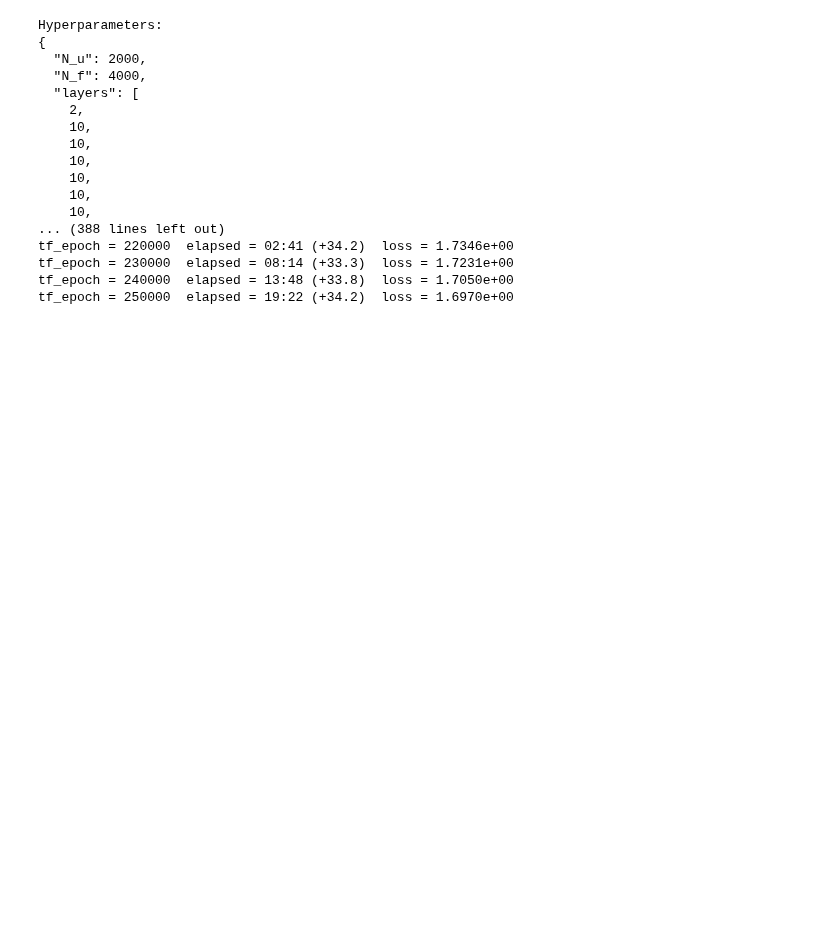
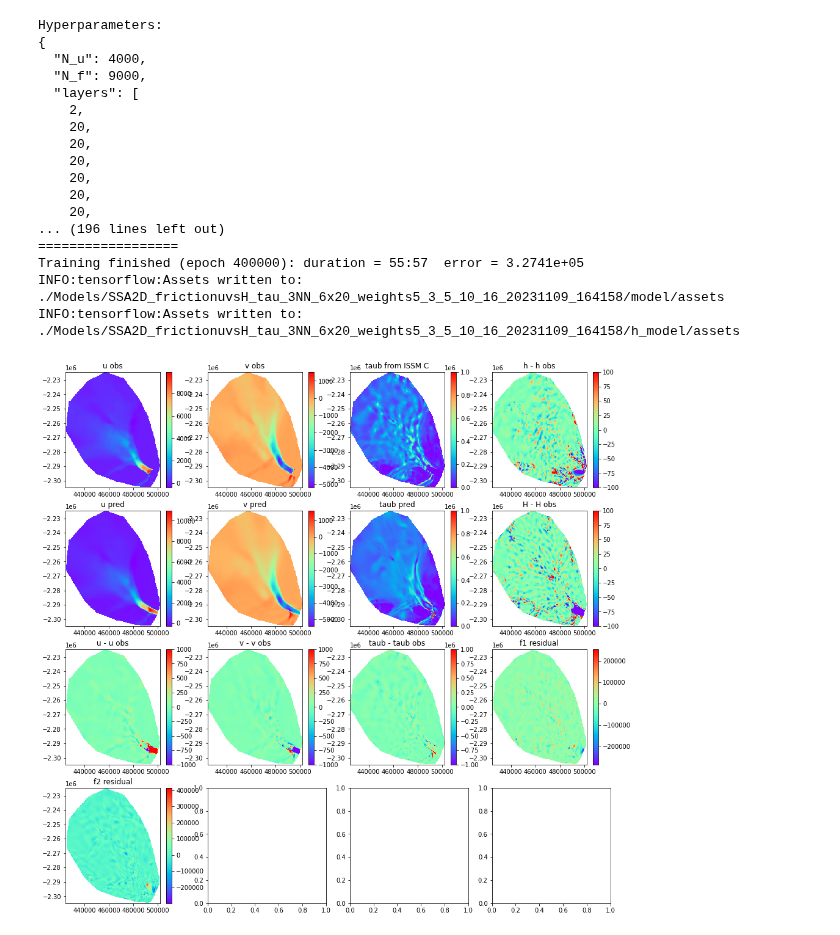
Before and after one commit to enigne/PINNS, a Jupyter notebook: testfrictionNN_uvsH_2D_2.ipynb, the cells around one changed output. Cells and saved outputs as stored; diff of their text form; code cells hidden in the pictures; blank space fills up the shorter version.

```diff
--- a/testfrictionNN_uvsH_2D_2.ipynb
+++ b/testfrictionNN_uvsH_2D_2.ipynb
@@ -6,21 +3,25 @@ outputlist = ["SSA2D_frictionuvsH_Joughin", "SSA2D_frictionuvsH_ITSLIVE07", "SSA
+# %%
+inputlist = ["Kangerlussuaq_PINN_fastflow_obs_Model"]
+outputlist = ["SSA2D_frictionuvsH_tau"]
 # %%
 for i in range(len(inputlist)):
-    experiment_2D_frictionNN_hyperparameter_search((5, 3, 5, 10, 16), seed=None, NNeurons=10, inputFileName=inputlist[i], outputFileName=outputlist[i])
+    experiment_2D_frictionNN_positivetau((5, 3, 5, 10, 16), seed=None, N_u=4000, N_f= 9000, NNeurons=20, NLayers=6, inputFileName=inputlist[i], outputFileName=outputlist[i])
 # %% [output]
 Hyperparameters:
 {
-  "N_u": 2000,
-  "N_f": 4000,
+  "N_u": 4000,
+  "N_f": 9000,
   "layers": [
     2,
-    10,
-    10,
-    10,
-    10,
-    10,
-    10,
-... (388 lines left out)
-tf_epoch = 220000  elapsed = 02:41 (+34.2)  loss = 1.7346e+00
-tf_epoch = 230000  elapsed = 08:14 (+33.3)  loss = 1.7231e+00
-tf_epoch = 240000  elapsed = 13:48 (+33.8)  loss = 1.7050e+00
-tf_epoch = 250000  elapsed = 19:22 (+34.2)  loss = 1.6970e+00
+    20,
+    20,
+    20,
+    20,
+    20,
+    20,
+... (196 lines left out)
+==================
+Training finished (epoch 400000): duration = 55:57  error = 3.2741e+05
+INFO:tensorflow:Assets written to: ./Models/SSA2D_frictionuvsH_tau_3NN_6x20_weights5_3_5_10_16_20231109_164158/model/assets
+INFO:tensorflow:Assets written to: ./Models/SSA2D_frictionuvsH_tau_3NN_6x20_weights5_3_5_10_16_20231109_164158/h_model/assets
+[figure, added]
```
Also changed, not shown: parts of 2 cells of this notebook, 1 other file.
